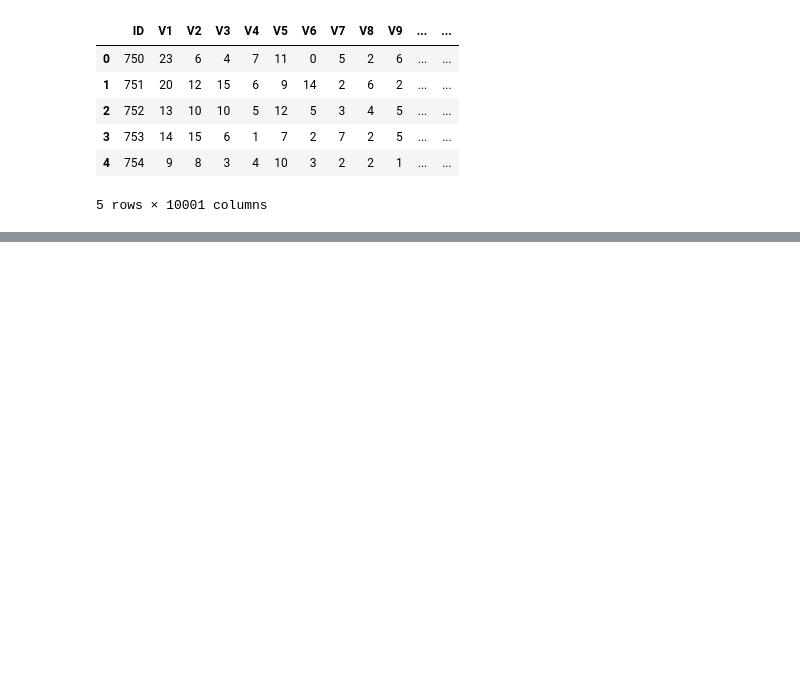
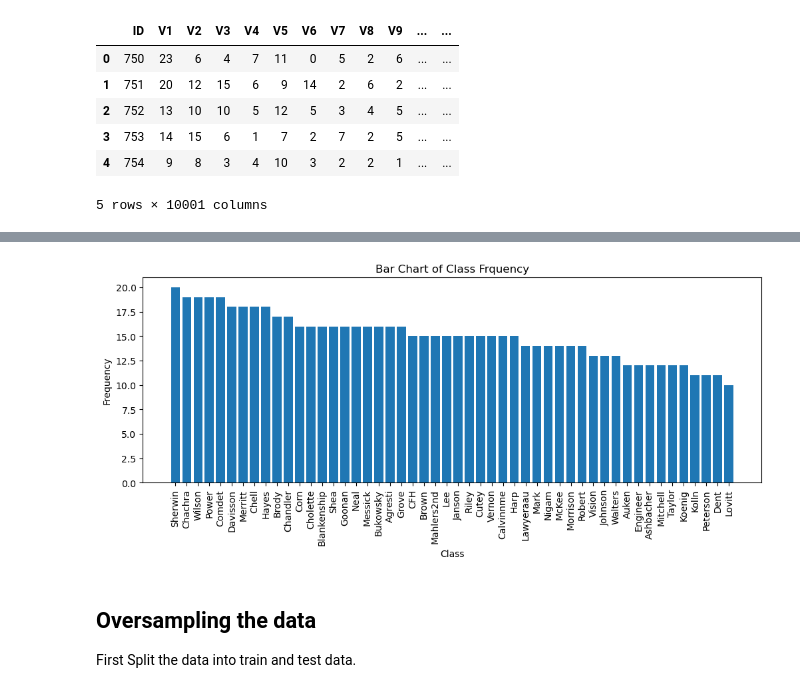
Before and after one commit to paulhoenes/ml_ss24, a Jupyter notebook: Amazon_reviews.ipynb, the cells around one changed output, grey strips where cells are left out. Drawn from its saved outputs; the diff is of its cells as text; code cells hidden in the pictures; blank space fills up the shorter version.

```diff
--- a/Amazon_reviews.ipynb
+++ b/Amazon_reviews.ipynb
@@ -744,0 +120,27 @@ array([[1, 0, 0, ..., 0, 0, 0],
+# %%
+
+class_counts = amazon_train['Class'].value_counts()
+import matplotlib.pyplot as plt
+
+
+# Plot
+plt.figure(figsize=(12, 4))
+plt.bar(class_counts.index, class_counts.values)
+
+
+plt.xlabel('Class')
+plt.ylabel('Frequency')
+plt.title('Bar Chart of Class Frquency')
+
+# rotate the x-axis labels
+plt.xticks(rotation=90)
+
+
+# Display the plot
+plt.show()
+# %% [output]
+[figure, added]
+# %% [markdown]
+## Oversampling the data
+
+First Split the data into train and test data.
```
Also changed, not shown: parts of 59 cells of this notebook.
